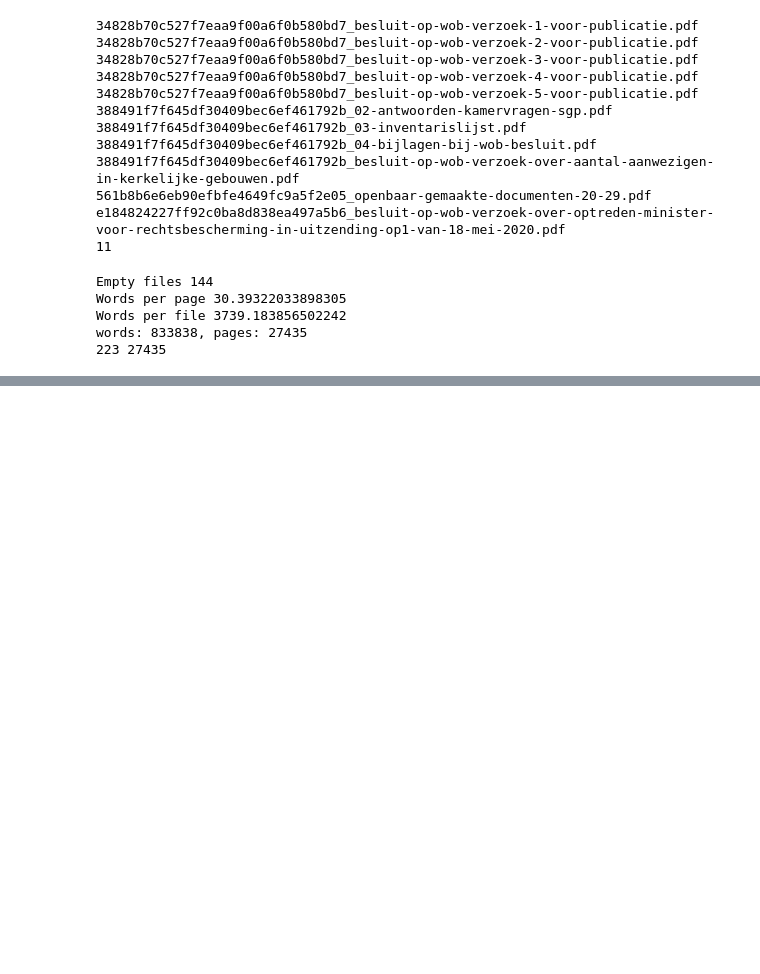
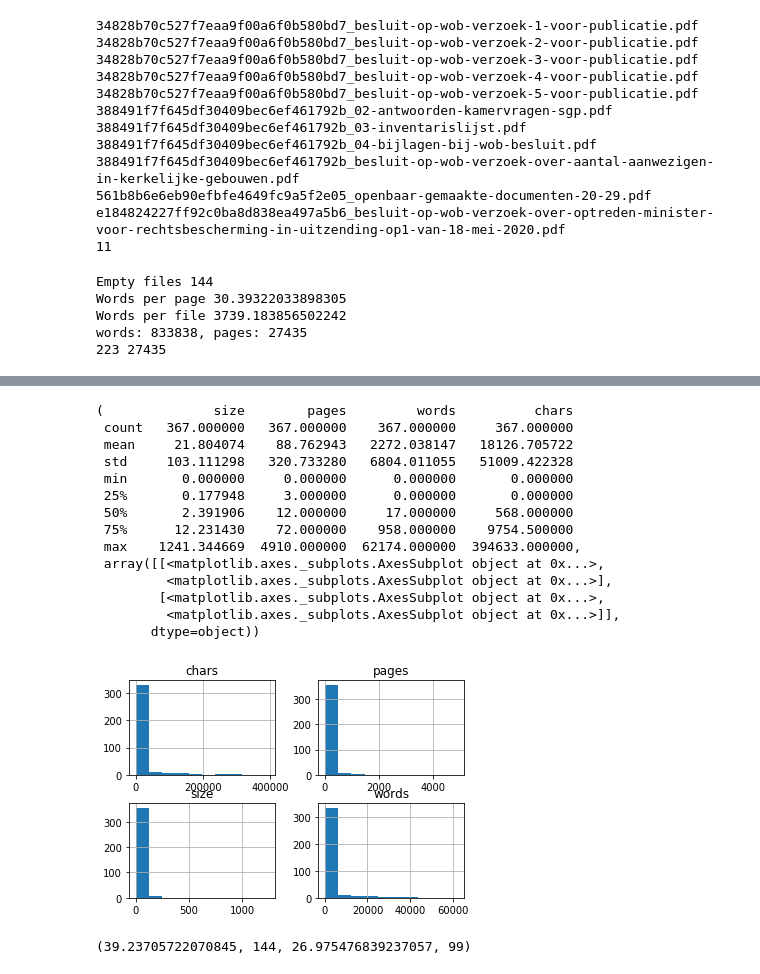
Before and after one commit to JustinBon/thesis, a Jupyter notebook: experiments/Data analysis.ipynb, the cells around one changed output, grey strips where cells are left out. Saved outputs shown, nothing was run; the diff lists cells and outputs as text; code cells hidden in the pictures; blank space fills up the shorter version.

Commit message:
Data analysis

```diff
--- a/experiments/Data analysis.ipynb
+++ b/experiments/Data analysis.ipynb
@@ -141,0 +187,11 @@ sum([files[x]['pages'] for x in files])
+# %%
+data = {
+    'file' : files.keys(),
+    'size' : [files[x]['size'] / (1024 * 1024) for x in files],
+    'pages' : [files[x]['pages'] for x in files],
+    'words' : [files[x]['words'] for x in files],
+    'chars' : [files[x]['chars'] for x in files]
+}
+
+df = pd.DataFrame.from_dict(data)
+df.head()
@@ -141,0 +205,25 @@ sum([files[x]['pages'] for x in files])
+# %%
+df.describe(), df.hist()
+# %% [output]
+(              size        pages         words          chars
+ count   367.000000   367.000000    367.000000     367.000000
+ mean     21.804074    88.762943   2272.038147   18126.705722
+ std     103.111298   320.733280   6804.011055   51009.422328
+ min       0.000000     0.000000      0.000000       0.000000
+ 25%       0.177948     3.000000      0.000000       0.000000
+ 50%       2.391906    12.000000     17.000000     568.000000
+ 75%      12.231430    72.000000    958.000000    9754.500000
+ max    1241.344669  4910.000000  62174.000000  394633.000000,
+ array([[<matplotlib.axes._subplots.AxesSubplot object at 0x...>,
+         <matplotlib.axes._subplots.AxesSubplot object at 0x...>],
+        [<matplotlib.axes._subplots.AxesSubplot object at 0x...>,
+         <matplotlib.axes._subplots.AxesSubplot object at 0x...>]],
+       dtype=object))
+[figure, added]
+# %%
+nowords = ['_' for x in files if files[x]['words'] == 0]
+nochars = ['_' for x in files if files[x]['chars'] == 0]
+
+len(nowords) / len(files) * 100, len(nowords),len(nochars) / len(files) * 100, len(nochars)
+# %% [output]
+(39.23705722070845, 144, 26.975476839237057, 99)
```
Also changed, not shown: parts of 7 cells of this notebook, 2 other files.
